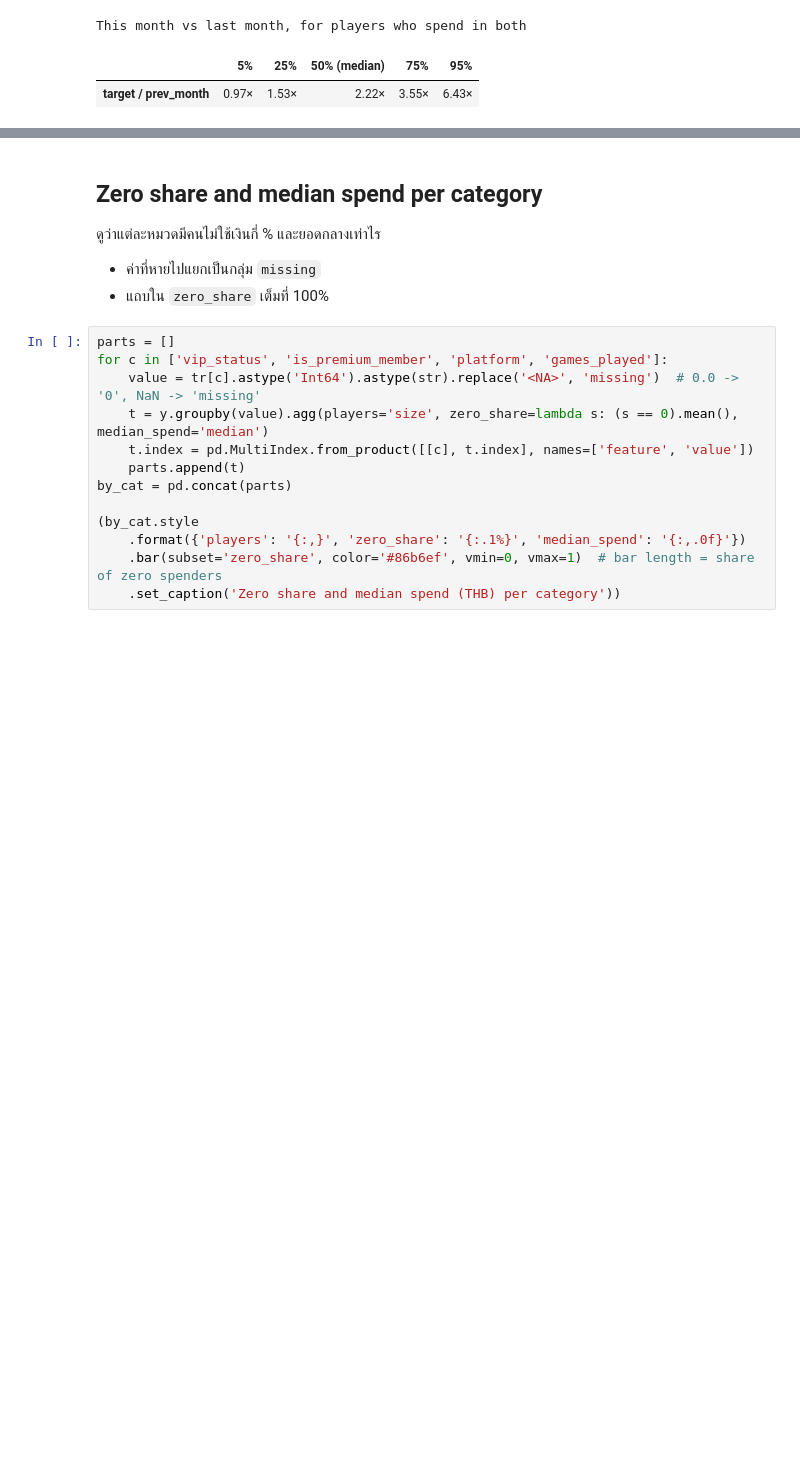
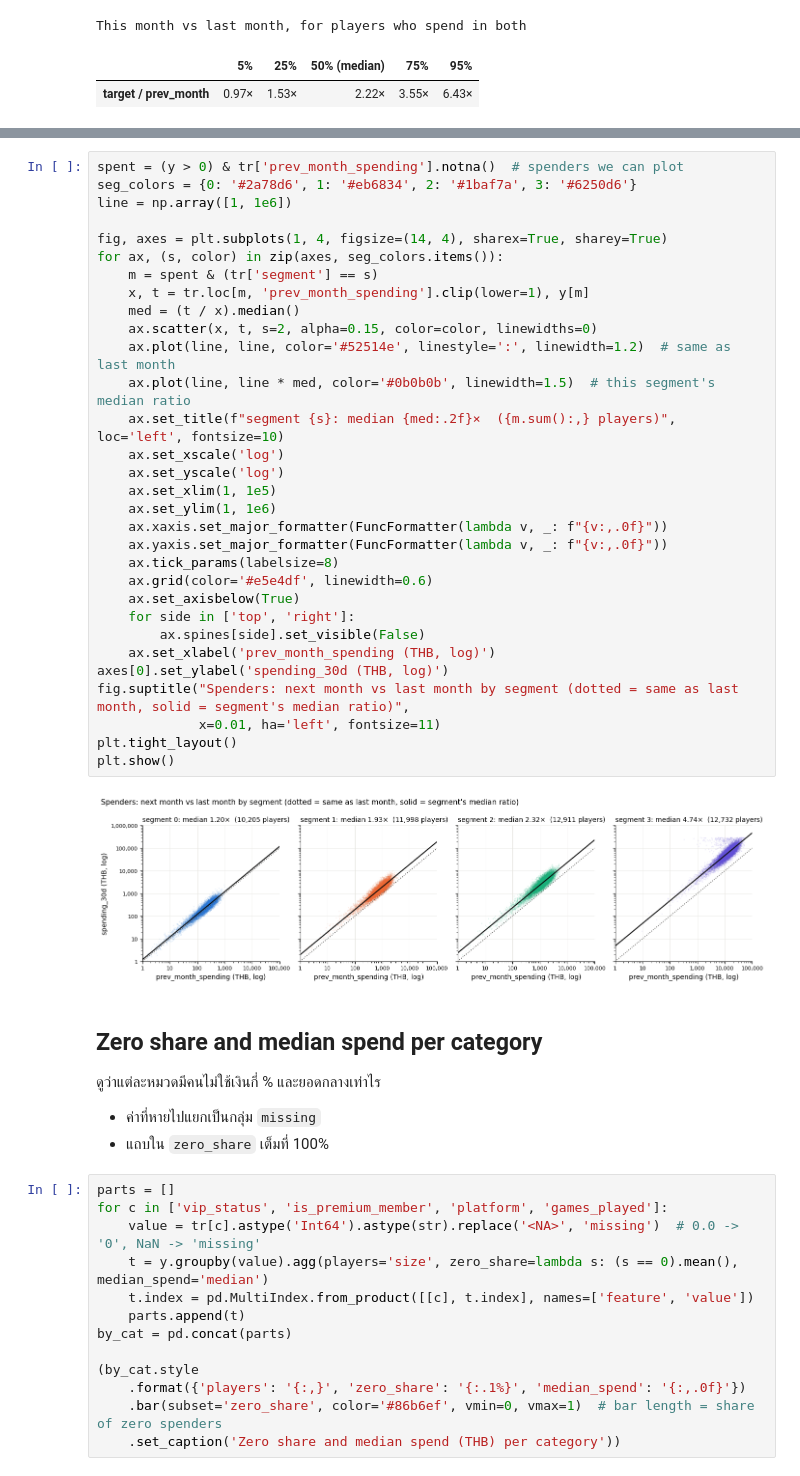
Before and after one commit to Kawi-HBLI/player-intelligence-system-cpe342, a Jupyter notebook: experiments/task3/eda.ipynb, the cells around one changed output, grey strips where cells are left out. Drawn from its saved outputs; the diff is of its cells as text; blank space fills up the shorter version.

```diff
--- a/experiments/task3/eda.ipynb
+++ b/experiments/task3/eda.ipynb
@@ -365,3 +430,36 @@ This month vs last month, for players who spend in both
+# %%
+spent = (y > 0) & tr['prev_month_spending'].notna()  # spenders we can plot
+seg_colors = {0: '#2a78d6', 1: '#eb6834', 2: '#1baf7a', 3: '#6250d6'}
+line = np.array([1, 1e6])
+
+fig, axes = plt.subplots(1, 4, figsize=(14, 4), sharex=True, sharey=True)
+for ax, (s, color) in zip(axes, seg_colors.items()):
+    m = spent & (tr['segment'] == s)
+    x, t = tr.loc[m, 'prev_month_spending'].clip(lower=1), y[m]
+    med = (t / x).median()
+    ax.scatter(x, t, s=2, alpha=0.15, color=color, linewidths=0)
+    ax.plot(line, line, color='#52514e', linestyle=':', linewidth=1.2)  # same as last month
+    ax.plot(line, line * med, color='#0b0b0b', linewidth=1.5)  # this segment's median ratio
+    ax.set_title(f"segment {s}: median {med:.2f}×  ({m.sum():,} players)", loc='left', fontsize=10)
+    ax.set_xscale('log')
+    ax.set_yscale('log')
+    ax.set_xlim(1, 1e5)
+    ax.set_ylim(1, 1e6)
+    ax.xaxis.set_major_formatter(FuncFormatter(lambda v, _: f"{v:,.0f}"))
+    ax.yaxis.set_major_formatter(FuncFormatter(lambda v, _: f"{v:,.0f}"))
+    ax.tick_params(labelsize=8)
+    ax.grid(color='#e5e4df', linewidth=0.6)
+    ax.set_axisbelow(True)
+    for side in ['top', 'right']:
+        ax.spines[side].set_visible(False)
+    ax.set_xlabel('prev_month_spending (THB, log)')
+axes[0].set_ylabel('spending_30d (THB, log)')
+fig.suptitle("Spenders: next month vs last month by segment (dotted = same as last month, solid = segment's median ratio)",
+             x=0.01, ha='left', fontsize=11)
+plt.tight_layout()
+plt.show()
+# %% [output]
+[figure, added]
 # %% [markdown]
 ## Zero share and median spend per category
 
```
Also changed, not shown: parts of 7 cells of this notebook.
